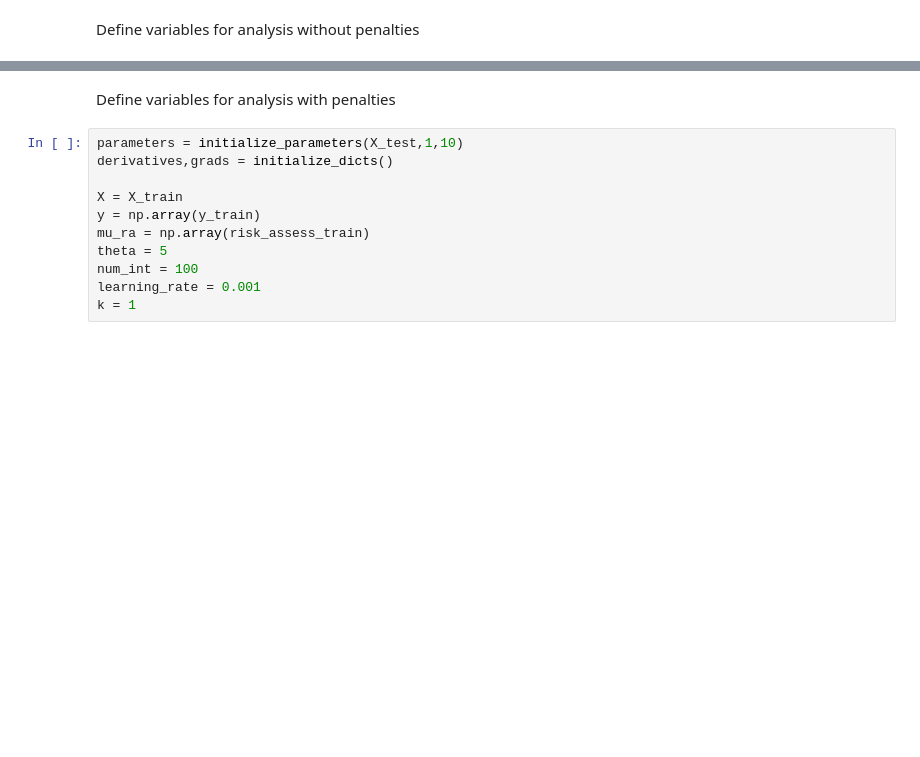
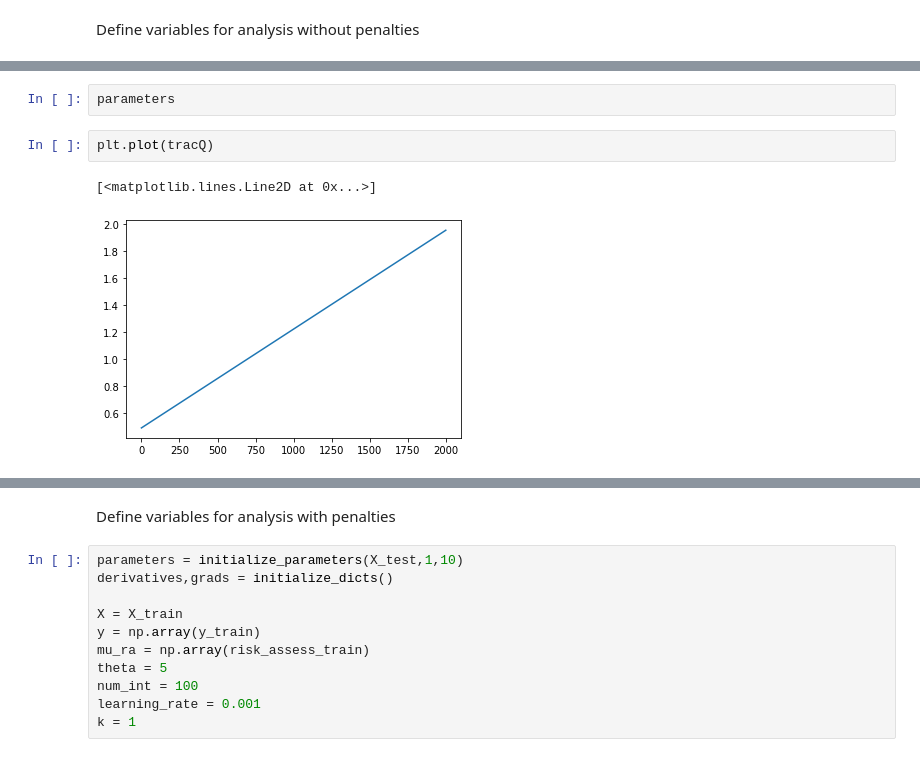
Before and after one commit to mbalestra/DecisionPrediction, a Jupyter notebook: Model_Training.ipynb, the cells around one changed output, grey strips where cells are left out. Drawn from its saved outputs; the diff is of its cells as text; blank space fills up the shorter version.

```diff
--- a/Model_Training.ipynb
+++ b/Model_Training.ipynb
@@ -143,0 +232,7 @@ plt.hist(mu_prior)
+# %%
+parameters
+# %%
+plt.plot(tracQ)
+# %% [output]
+[<matplotlib.lines.Line2D at 0x...>]
+[figure, added]
```
Also changed, not shown: parts of 16 cells of this notebook.
